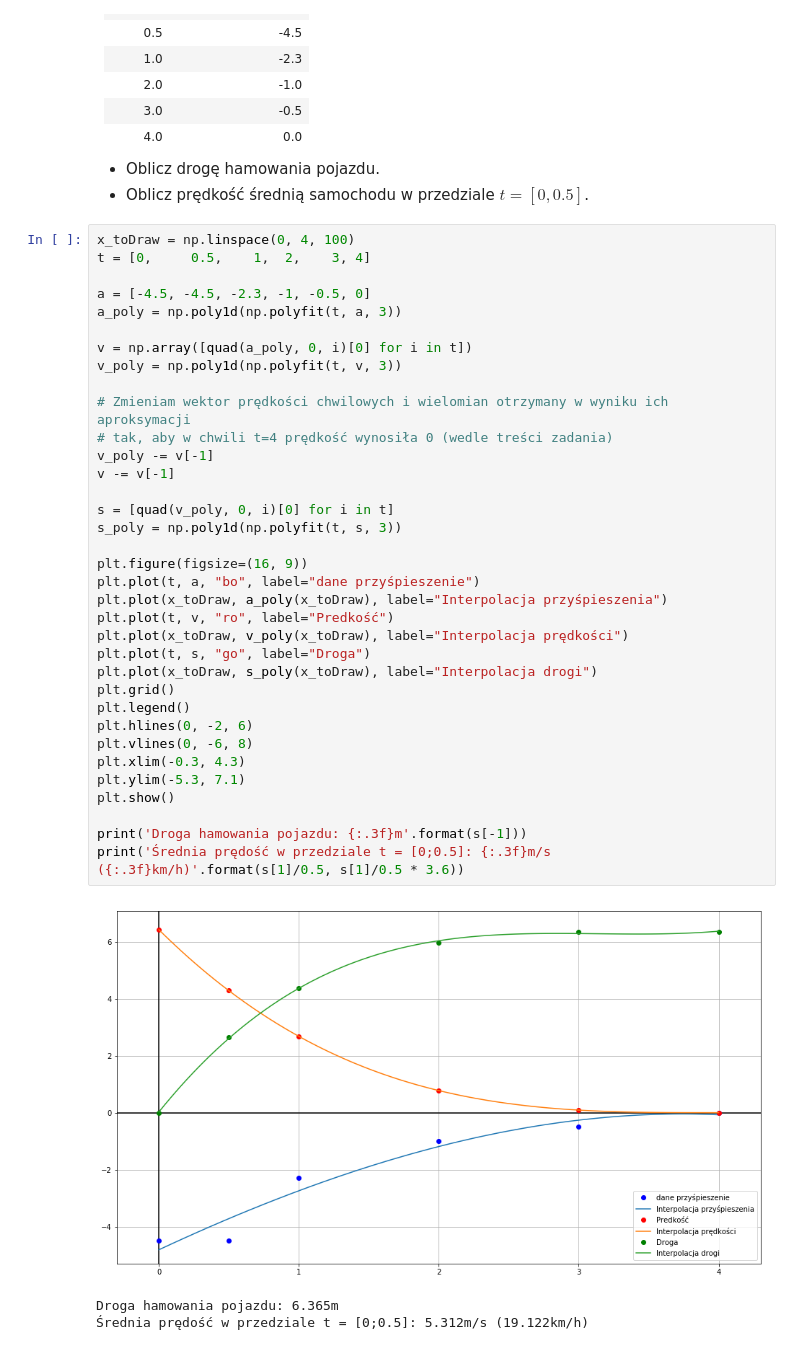
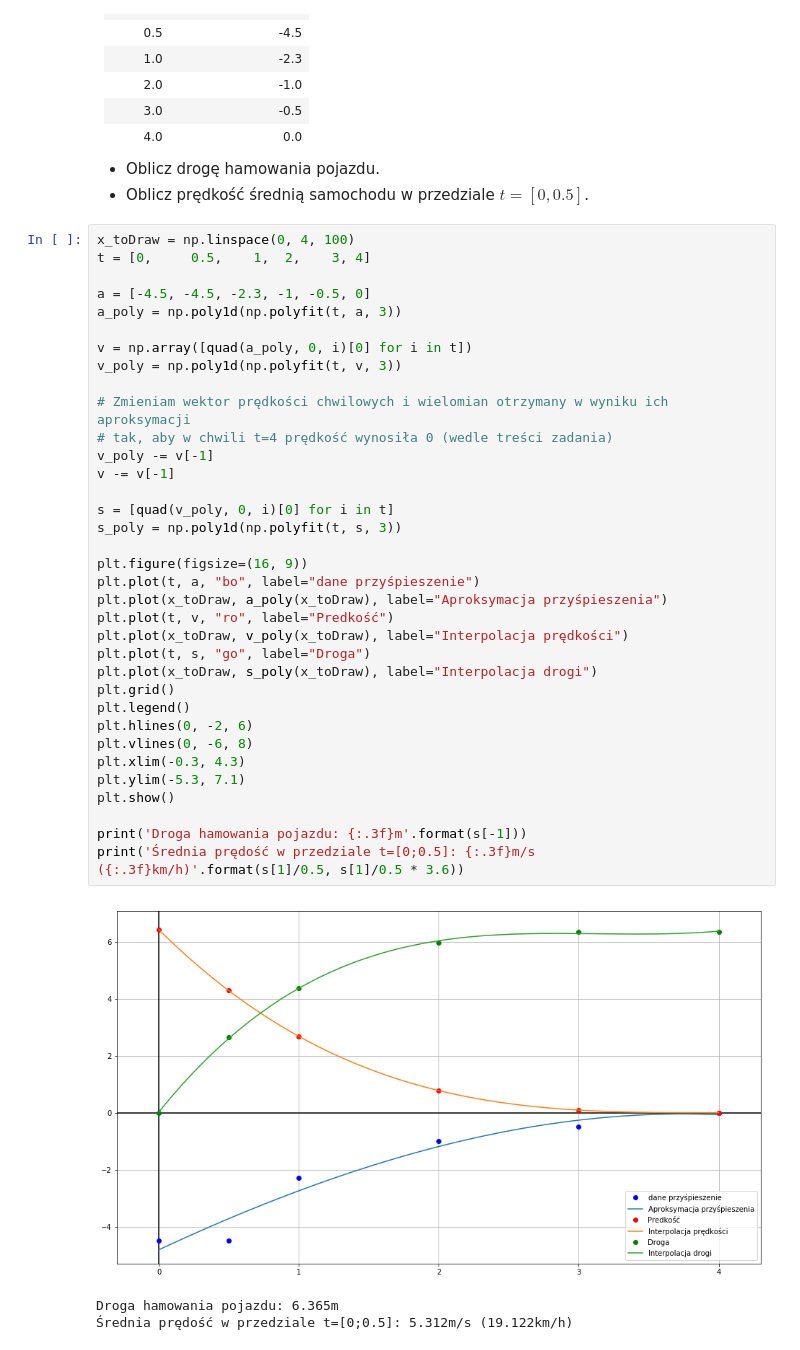
Before and after one commit to MikolajPrzygoda/metnum, a Jupyter notebook: Mikolaj Przygoda - Labolatorium 6 - Sprawozdanie.ipynb, the cells around one changed output. Saved outputs shown, nothing was run; the diff lists cells and outputs as text.

```diff
--- a/Mikolaj Przygoda - Labolatorium 6 - Sprawozdanie.ipynb
+++ b/Mikolaj Przygoda - Labolatorium 6 - Sprawozdanie.ipynb
@@ -134,35 +162,35 @@ t = [0,     0.5,    1,  2,    3, 4]
 a = [-4.5, -4.5, -2.3, -1, -0.5, 0]
 a_poly = np.poly1d(np.polyfit(t, a, 3))
 
 v = np.array([quad(a_poly, 0, i)[0] for i in t])
 v_poly = np.poly1d(np.polyfit(t, v, 3))
 
 # Zmieniam wektor prędkości chwilowych i wielomian otrzymany w wyniku ich aproksymacji
 # tak, aby w chwili t=4 prędkość wynosiła 0 (wedle treści zadania)
 v_poly -= v[-1]
 v -= v[-1]
 
 s = [quad(v_poly, 0, i)[0] for i in t]
 s_poly = np.poly1d(np.polyfit(t, s, 3))
 
 plt.figure(figsize=(16, 9))
 plt.plot(t, a, "bo", label="dane przyśpieszenie")
-plt.plot(x_toDraw, a_poly(x_toDraw), label="Interpolacja przyśpieszenia")
+plt.plot(x_toDraw, a_poly(x_toDraw), label="Aproksymacja przyśpieszenia")
 plt.plot(t, v, "ro", label="Predkość")
 plt.plot(x_toDraw, v_poly(x_toDraw), label="Interpolacja prędkości")
 plt.plot(t, s, "go", label="Droga")
 plt.plot(x_toDraw, s_poly(x_toDraw), label="Interpolacja drogi")
 plt.grid()
 plt.legend()
 plt.hlines(0, -2, 6)
 plt.vlines(0, -6, 8)
 plt.xlim(-0.3, 4.3)
 plt.ylim(-5.3, 7.1)
 plt.show()
 
 print('Droga hamowania pojazdu: {:.3f}m'.format(s[-1]))
-print('Średnia prędość w przedziale t = [0;0.5]: {:.3f}m/s ({:.3f}km/h)'.format(s[1]/0.5, s[1]/0.5 * 3.6))
+print('Średnia prędość w przedziale t=[0;0.5]: {:.3f}m/s ({:.3f}km/h)'.format(s[1]/0.5, s[1]/0.5 * 3.6))
 # %% [output]
-[figure, old version]
+[figure, new version]
 Droga hamowania pojazdu: 6.365m
-Średnia prędość w przedziale t = [0;0.5]: 5.312m/s (19.122km/h)
+Średnia prędość w przedziale t=[0;0.5]: 5.312m/s (19.122km/h)
```
Also changed, not shown: parts of 6 cells of this notebook.
